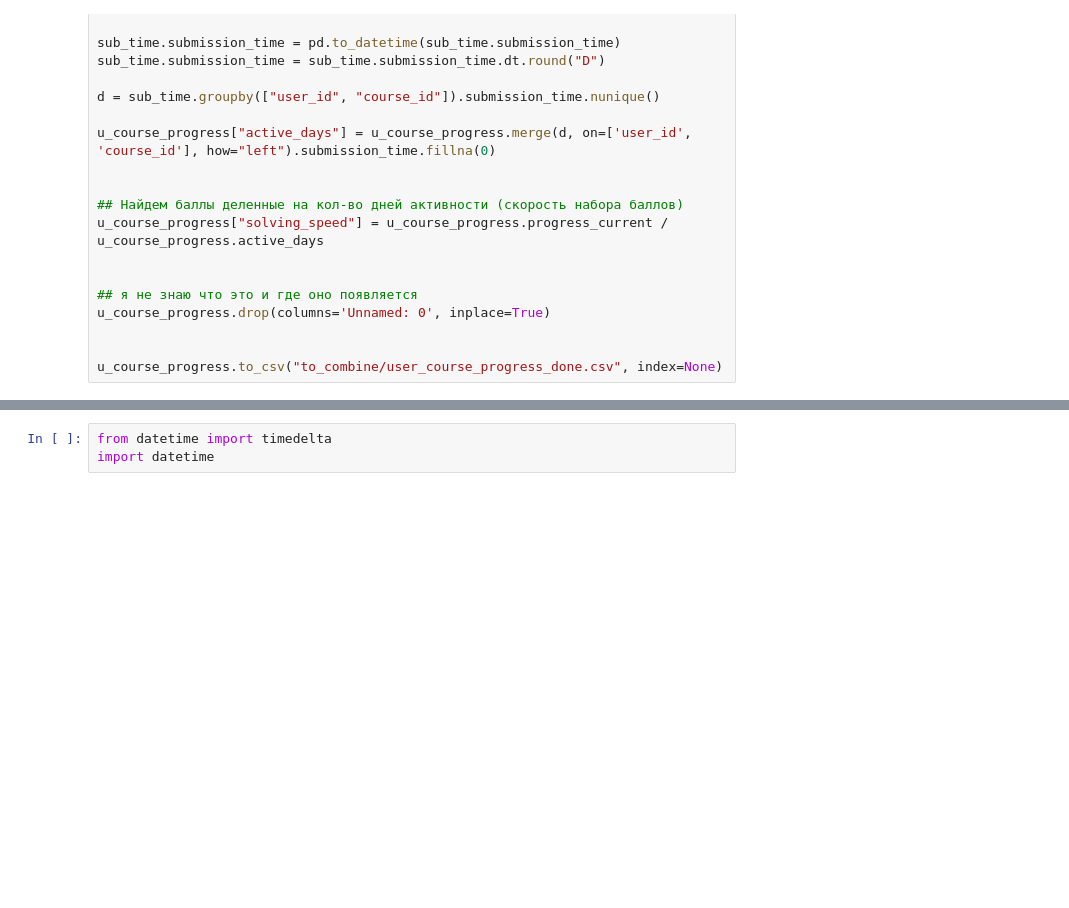
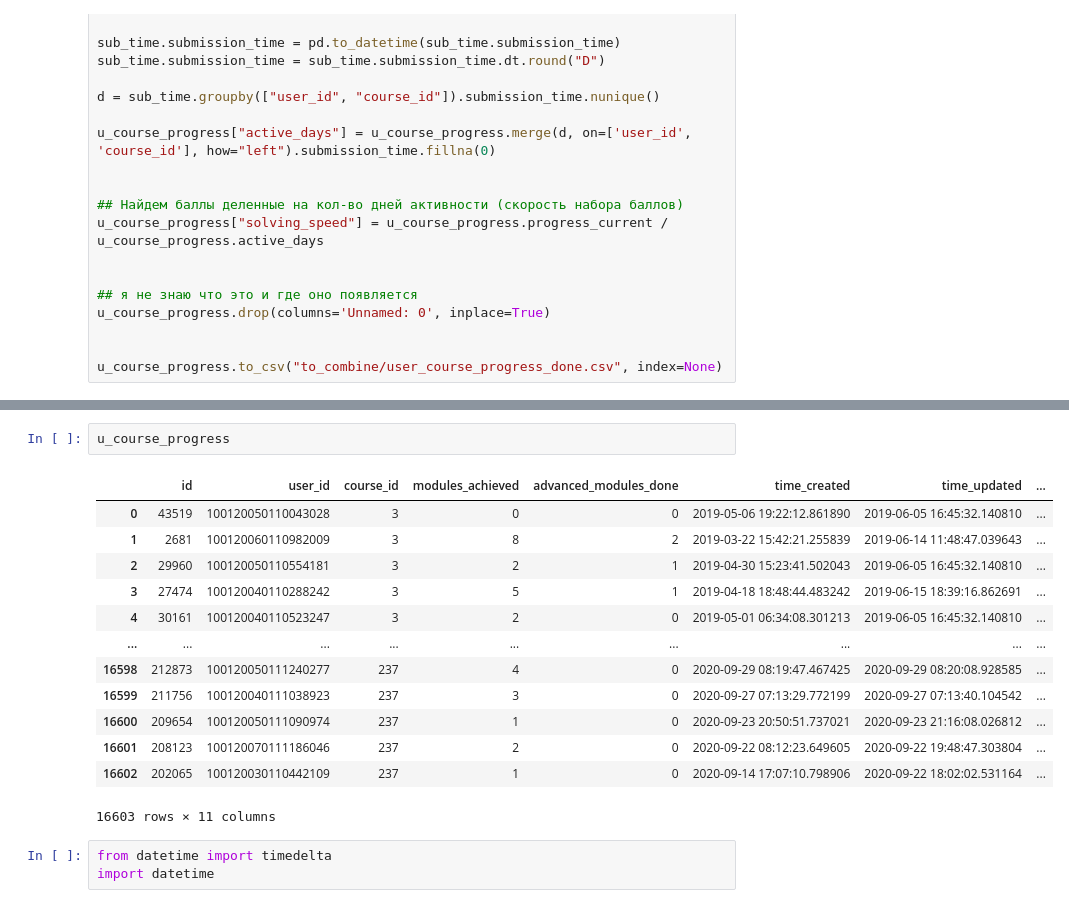
Before and after one commit to Uhbifg/sirius_2021_metric, a Jupyter notebook: data_explore.ipynb, the cells around one changed output, grey strips where cells are left out. Drawn from its saved outputs; the diff is of its cells as text; blank space fills up the shorter version.

```diff
--- a/data_explore.ipynb
+++ b/data_explore.ipynb
@@ -417,3 +531,19 @@ u_course_progress.to_csv("to_combine/user_course_progress_done.csv", index=None)
+# %%
+u_course_progress
+# %% [output]
+|  | id | user_id | course_id | modules_achieved | advanced_modules_done | time_created | time_updated | ... |
+| 0 | 43519 | 100120050110043028 | 3 | 0 | 0 | 2019-05-06 19:22:12.861890 | 2019-06-05 16:45:32.140810 | ... |
+| 1 | 2681 | 100120060110982009 | 3 | 8 | 2 | 2019-03-22 15:42:21.255839 | 2019-06-14 11:48:47.039643 | ... |
+| 2 | 29960 | 100120050110554181 | 3 | 2 | 1 | 2019-04-30 15:23:41.502043 | 2019-06-05 16:45:32.140810 | ... |
+| 3 | 27474 | 100120040110288242 | 3 | 5 | 1 | 2019-04-18 18:48:44.483242 | 2019-06-15 18:39:16.862691 | ... |
+| 4 | 30161 | 100120040110523247 | 3 | 2 | 0 | 2019-05-01 06:34:08.301213 | 2019-06-05 16:45:32.140810 | ... |
+| ... | ... | ... | ... | ... | ... | ... | ... | ... |
+| 16598 | 212873 | 100120050111240277 | 237 | 4 | 0 | 2020-09-29 08:19:47.467425 | 2020-09-29 08:20:08.928585 | ... |
+| 16599 | 211756 | 100120040111038923 | 237 | 3 | 0 | 2020-09-27 07:13:29.772199 | 2020-09-27 07:13:40.104542 | ... |
+| 16600 | 209654 | 100120050111090974 | 237 | 1 | 0 | 2020-09-23 20:50:51.737021 | 2020-09-23 21:16:08.026812 | ... |
+| 16601 | 208123 | 100120070111186046 | 237 | 2 | 0 | 2020-09-22 08:12:23.649605 | 2020-09-22 19:48:47.303804 | ... |
+| 16602 | 202065 | 100120030110442109 | 237 | 1 | 0 | 2020-09-14 17:07:10.798906 | 2020-09-22 18:02:02.531164 | ... |
+16603 rows × 11 columns
 # %%
 from datetime import timedelta
 import datetime
```
Also changed, not shown: parts of 10 cells of this notebook.
